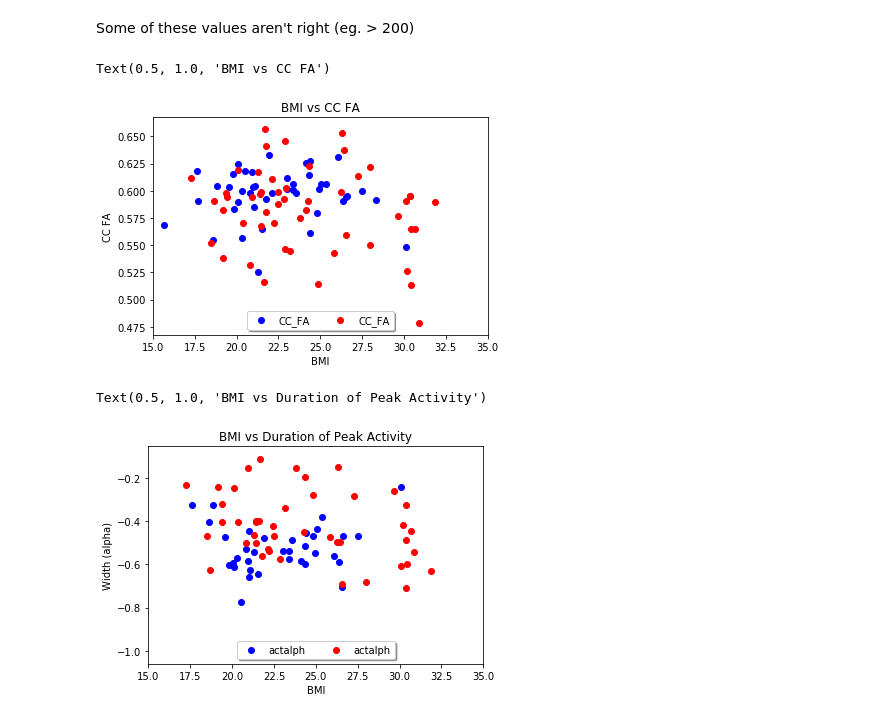
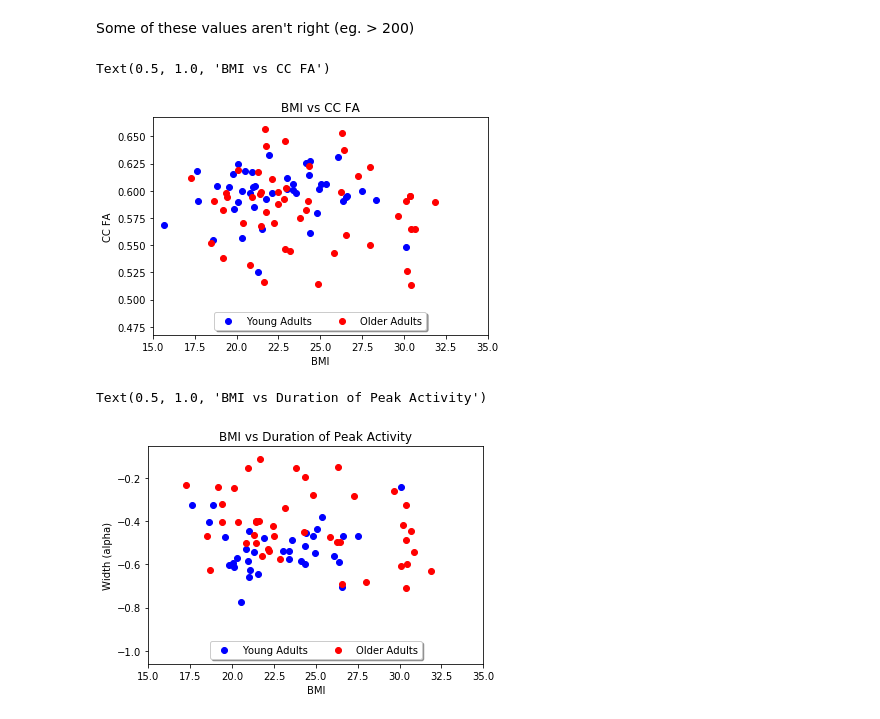
Before and after one commit to UTCogNeuroLab/adm_mri, a Jupyter notebook: analysis/dti/DTI Analysis.ipynb, the cells around one changed output. Cells and saved outputs as stored; diff of their text form; code cells hidden in the pictures.

```diff
--- a/analysis/dti/DTI Analysis.ipynb
+++ b/analysis/dti/DTI Analysis.ipynb
@@ -190,26 +188,24 @@ ya_df_n = ya_df.merge(bmi_df[bmi_df['sub_id'] < 40000], left_on = 'record_id', r
 # %% [markdown]
 Some of these values aren't right (eg. > 200)
 # %%
-plt.scatter(ya_df_n['bmi'], ya_df_n['CC_FA'], color = 'blue')
-plt.scatter(oa_df_n['bmi'], oa_df_n['CC_FA'], color = 'red')
+plt.scatter(ya_df_n['bmi'], ya_df_n['CC_FA'], color = 'blue', label = 'Young Adults')
+plt.scatter(oa_df_n['bmi'], oa_df_n['CC_FA'], color = 'red', label = 'Older Adults')
 plt.xlim([15, 35])
 plt.xlabel("BMI")
 plt.ylabel("CC FA")
-plt.legend(['Young Adults', 'Older Adults'])
 plt.legend(loc='lower center', shadow=True, ncol=2)
 plt.title("BMI vs CC FA")
 # %% [output]
 Text(0.5, 1.0, 'BMI vs CC FA')
-[figure, old version]
+[figure, new version]
 # %%
-plt.scatter(ya_df_n['bmi'], ya_df_n['actalph'], color = 'blue')
-plt.scatter(oa_df_n['bmi'], oa_df_n['actalph'], color = 'red')
+plt.scatter(ya_df_n['bmi'], ya_df_n['actalph'], color = 'blue', label = 'Young Adults')
+plt.scatter(oa_df_n['bmi'], oa_df_n['actalph'], color = 'red', label = 'Older Adults')
 plt.xlim([15, 35])
 plt.xlabel("BMI")
 plt.ylabel("Width (alpha)")
-plt.legend(['Young Adults', 'Older Adults'])
 plt.legend(loc='lower center', shadow=True, ncol=2)
 plt.title("BMI vs Duration of Peak Activity")
 # %% [output]
 Text(0.5, 1.0, 'BMI vs Duration of Peak Activity')
-[figure, old version]
+[figure, new version]
```
Also changed, not shown: parts of 16 cells of this notebook.
